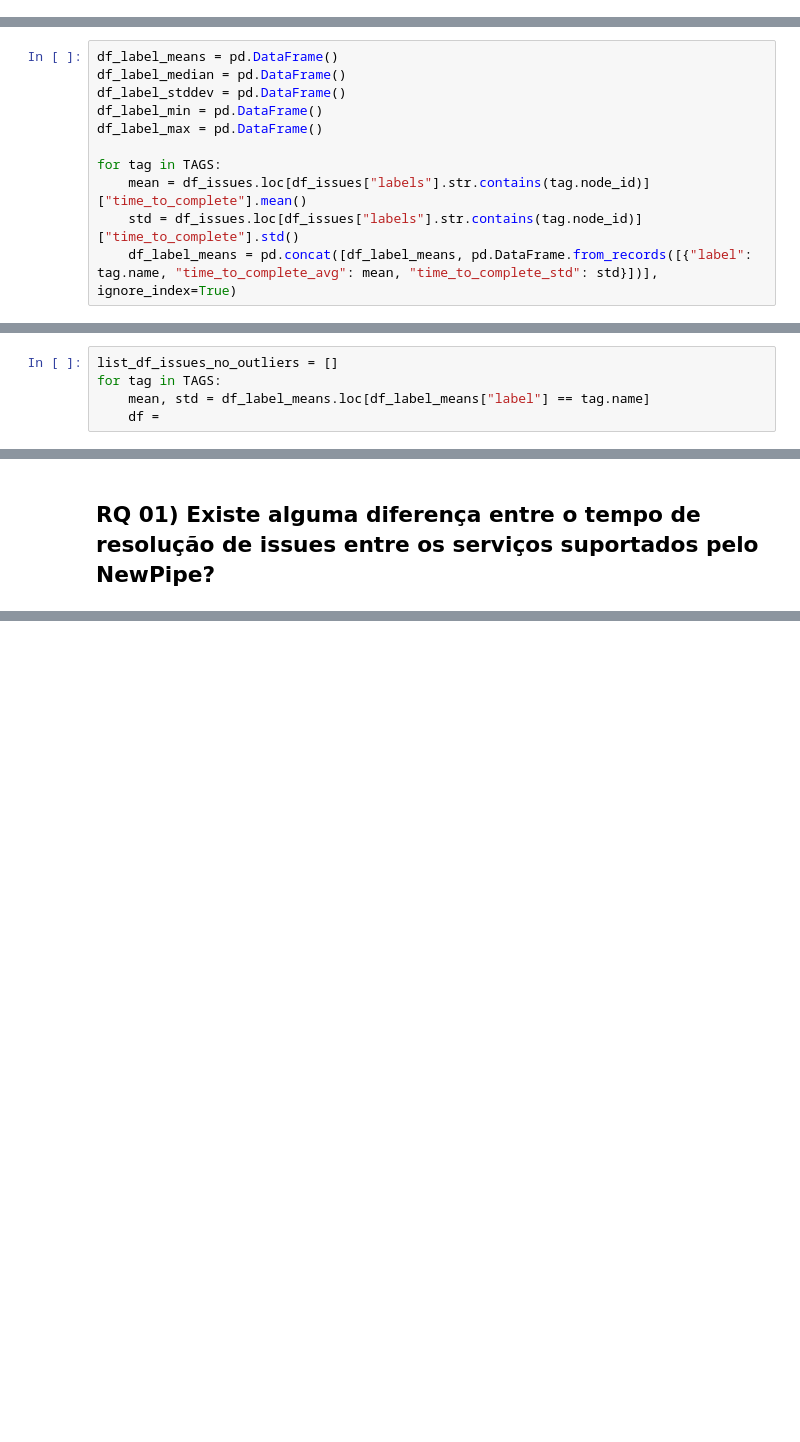
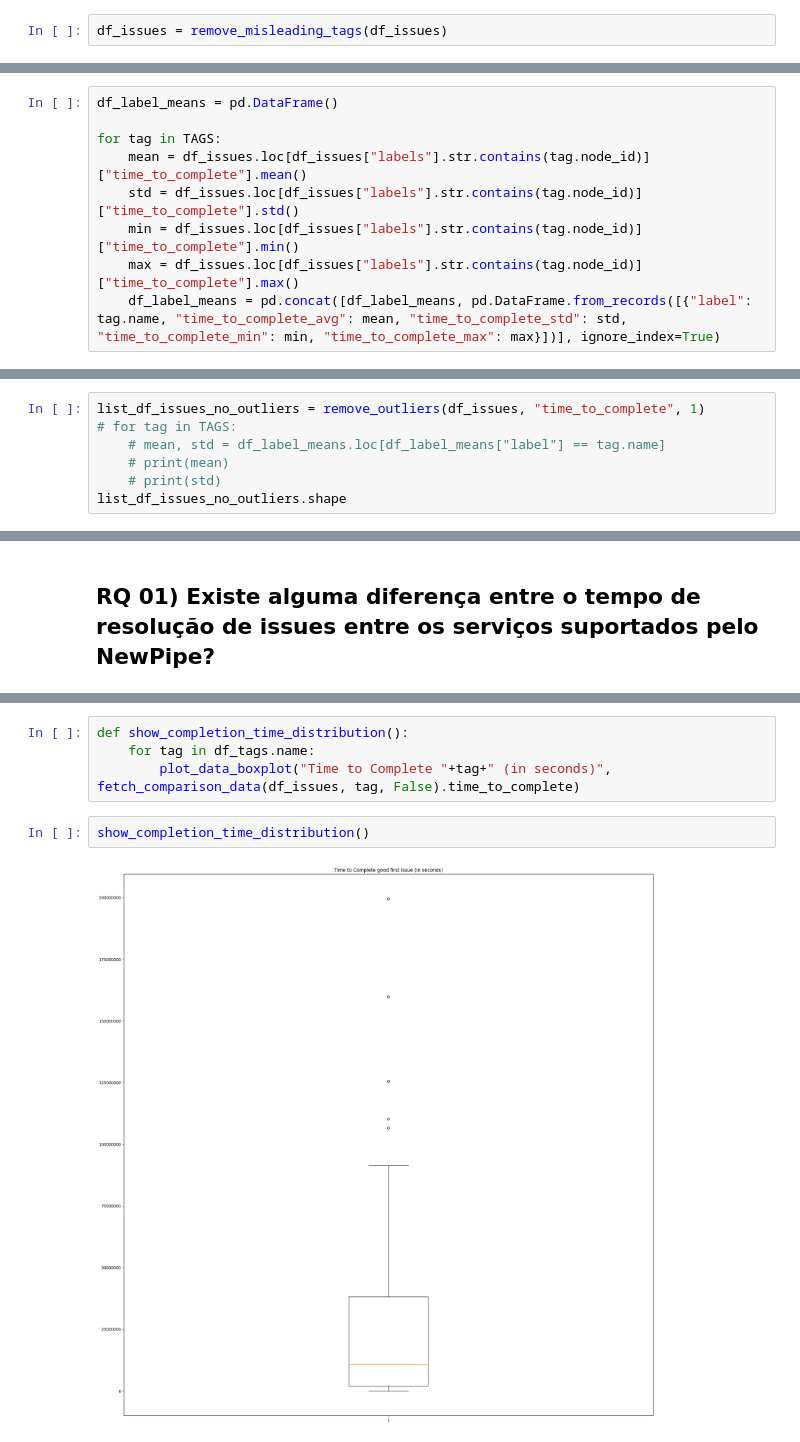
Before and after one commit to davitabosa12/msr2022, a Jupyter notebook: data_analysis.ipynb, the cells around one changed output, grey strips where cells are left out. Saved outputs shown, nothing was run; the diff lists cells and outputs as text; blank space fills up the shorter version.

Commit message:
data analysis: Added graphs for research questions

```diff
--- a/data_analysis.ipynb
+++ b/data_analysis.ipynb
@@ -84,0 +147,2 @@ tag_colors = list(map(to_color_name, df_tags.color))
+# %%
+df_issues = remove_misleading_tags(df_issues)
@@ -92,12 +158,10 @@ labels_count.plot(kind="bar",)
 [figure]
 # %%
 df_label_means = pd.DataFrame()
-df_label_median = pd.DataFrame()
-df_label_stddev = pd.DataFrame()
-df_label_min = pd.DataFrame()
-df_label_max = pd.DataFrame()
 
 for tag in TAGS:
     mean = df_issues.loc[df_issues["labels"].str.contains(tag.node_id)]["time_to_complete"].mean()
     std = df_issues.loc[df_issues["labels"].str.contains(tag.node_id)]["time_to_complete"].std()
-    df_label_means = pd.concat([df_label_means, pd.DataFrame.from_records([{"label": tag.name, "time_to_complete_avg": mean, "time_to_complete_std": std}])], ignore_index=True)
+    min = df_issues.loc[df_issues["labels"].str.contains(tag.node_id)]["time_to_complete"].min()
+    max = df_issues.loc[df_issues["labels"].str.contains(tag.node_id)]["time_to_complete"].max()
+    df_label_means = pd.concat([df_label_means, pd.DataFrame.from_records([{"label": tag.name, "time_to_complete_avg": mean, "time_to_complete_std": std, "time_to_complete_min": min, "time_to_complete_max": max}])], ignore_index=True)
@@ -107,5 +174,7 @@ Text(0.5, 1.0, 'Average time to complete issues')
 # %%
-list_df_issues_no_outliers = []
-for tag in TAGS:
-    mean, std = df_label_means.loc[df_label_means["label"] == tag.name]
-    df =
+list_df_issues_no_outliers = remove_outliers(df_issues, "time_to_complete", 1)
+# for tag in TAGS:
+    # mean, std = df_label_means.loc[df_label_means["label"] == tag.name]
+    # print(mean)
+    # print(std)
+list_df_issues_no_outliers.shape
@@ -213,0 +317,8 @@ def print_test_result(result):
+# %%
+def show_completion_time_distribution():
+    for tag in df_tags.name:
+        plot_data_boxplot("Time to Complete "+tag+" (in seconds)", fetch_comparison_data(df_issues, tag, False).time_to_complete)
+# %%
+show_completion_time_distribution()
+# %% [output]
+[figure, added]
```
Also changed, not shown: parts of 41 cells of this notebook.
